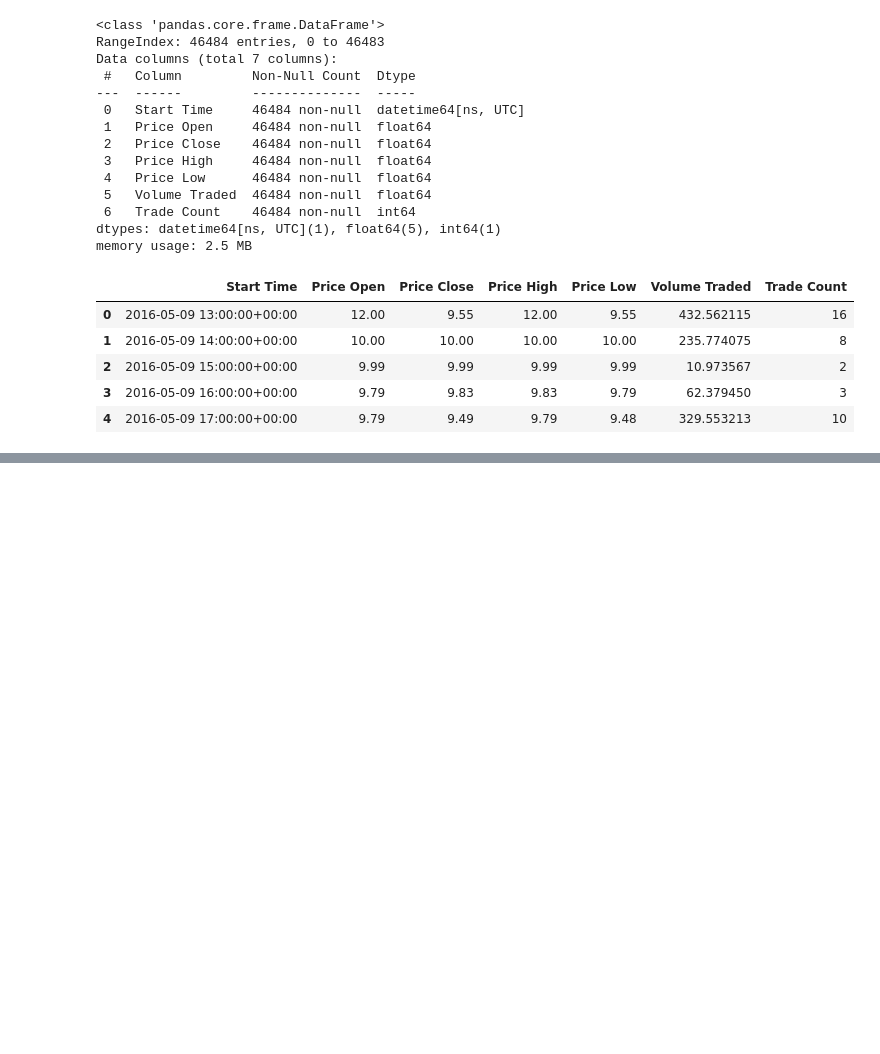
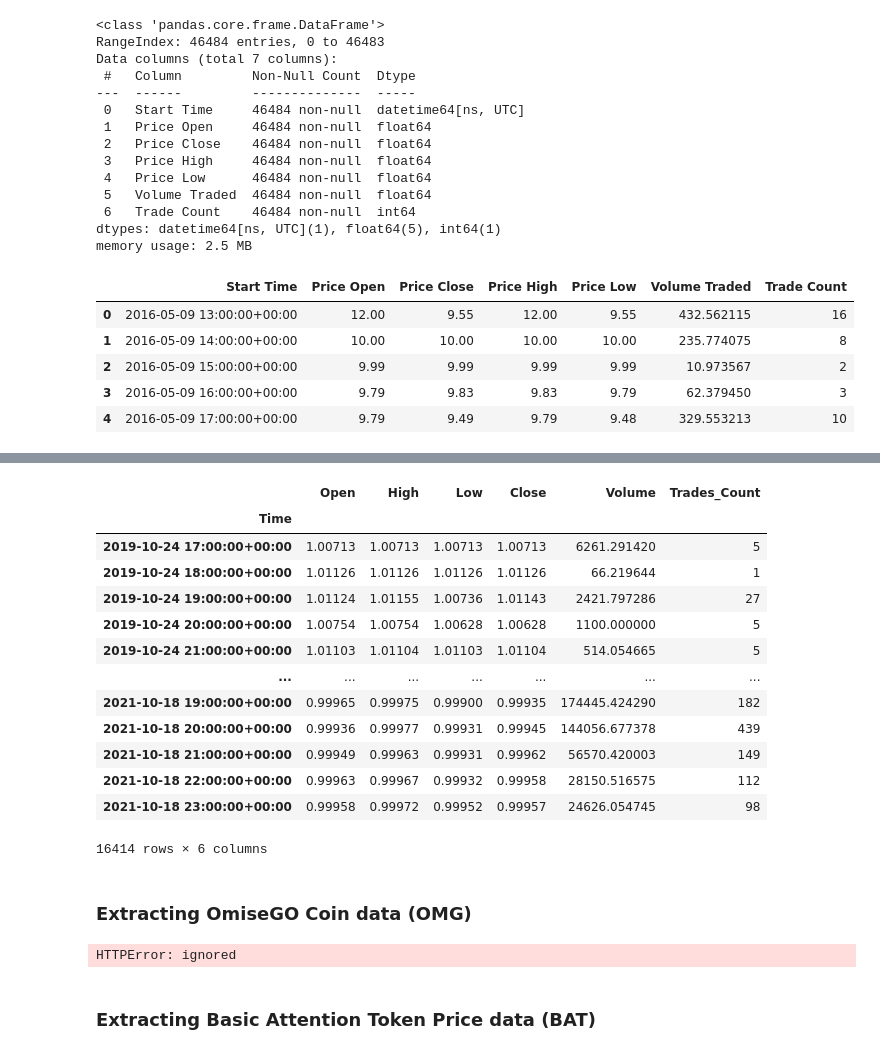
Before and after one commit to ayanga1998/DRL-trading-system, a Jupyter notebook: DataCollection/CoinAPI_Data_Extraction.ipynb, the cells around one changed output, grey strips where cells are left out. Drawn from its saved outputs; the diff is of its cells as text; code cells hidden in the pictures; blank space fills up the shorter version.

```diff
--- a/DataCollection/CoinAPI_Data_Extraction.ipynb
+++ b/DataCollection/CoinAPI_Data_Extraction.ipynb
@@ -300,0 +176,21 @@ eth_data.head()
+# %%
+params = {'period_id':'1HRS', 'time_start':'2019-10-18','time_end':'2021-10-19', 'limit':100000}
+ohlcv_DAI = api.ohlcv_historical_data('KRAKEN_SPOT_DAI_USD', params)
+# %%
+DAI = process_data(ohlcv_DAI)
+DAI
+# %% [output]
+|  | Open | High | Low | Close | Volume | Trades_Count |
+| Time |  |  |  |  |  |  |
+| 2019-10-24 17:00:00+00:00 | 1.00713 | 1.00713 | 1.00713 | 1.00713 | 6261.291420 | 5 |
+| 2019-10-24 18:00:00+00:00 | 1.01126 | 1.01126 | 1.01126 | 1.01126 | 66.219644 | 1 |
+| 2019-10-24 19:00:00+00:00 | 1.01124 | 1.01155 | 1.00736 | 1.01143 | 2421.797286 | 27 |
+| 2019-10-24 20:00:00+00:00 | 1.00754 | 1.00754 | 1.00628 | 1.00628 | 1100.000000 | 5 |
+| 2019-10-24 21:00:00+00:00 | 1.01103 | 1.01104 | 1.01103 | 1.01104 | 514.054665 | 5 |
+| ... | ... | ... | ... | ... | ... | ... |
+| 2021-10-18 19:00:00+00:00 | 0.99965 | 0.99975 | 0.99900 | 0.99935 | 174445.424290 | 182 |
+| 2021-10-18 20:00:00+00:00 | 0.99936 | 0.99977 | 0.99931 | 0.99945 | 144056.677378 | 439 |
+| 2021-10-18 21:00:00+00:00 | 0.99949 | 0.99963 | 0.99931 | 0.99962 | 56570.420003 | 149 |
+| 2021-10-18 22:00:00+00:00 | 0.99963 | 0.99967 | 0.99932 | 0.99958 | 28150.516575 | 112 |
+| 2021-10-18 23:00:00+00:00 | 0.99958 | 0.99972 | 0.99952 | 0.99957 | 24626.054745 | 98 |
+16414 rows × 6 columns
@@ -300,0 +199,2 @@ eth_data.head()
+# %% [markdown]
+### Extracting OmiseGO Coin data (OMG)
@@ -300,0 +205,7 @@ eth_data.head()
+# %%
+params = {'period_id':'1HRS', 'time_start':'2019-10-18','time_end':'2021-10-19', 'limit':100000}
+ohlcv_OMG = api.ohlcv_historical_data('BINANCE_SPOT_OMG_USDT', params)
+# %% [output]
+HTTPError: ignored
+# %% [markdown]
+### Extracting Basic Attention Token Price data (BAT)
```
Also changed, not shown: parts of 41 cells of this notebook.
